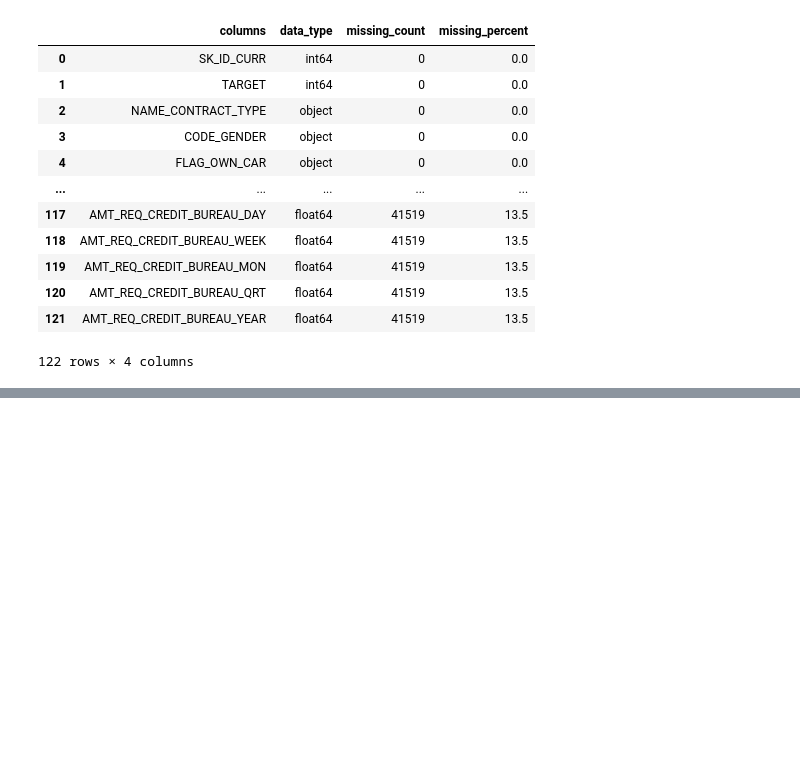
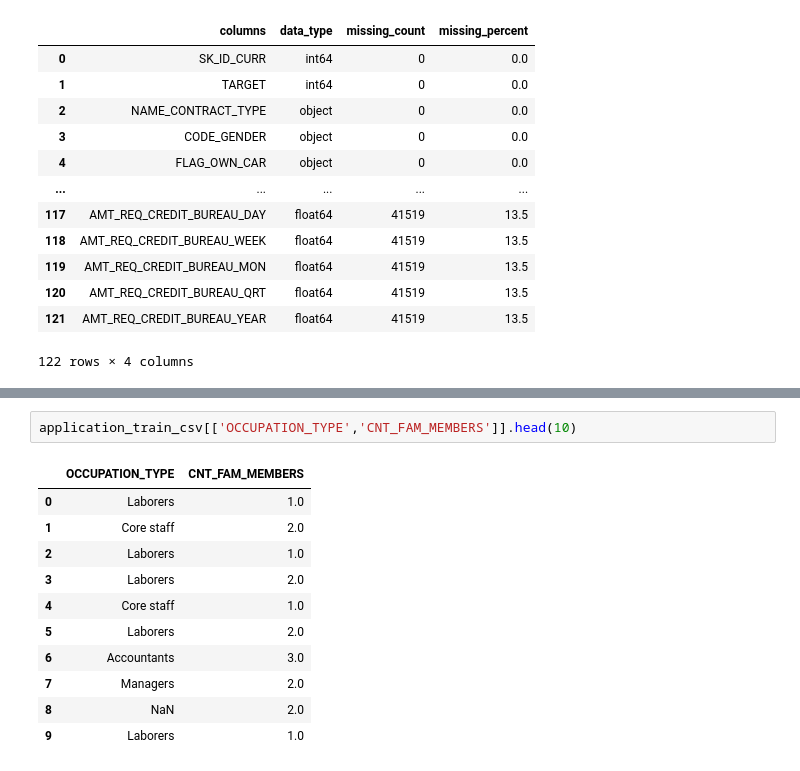
Before and after one commit to Roxy099/data_science_project, a Jupyter notebook: notebooks/01_data_understanding.ipynb, the cells around one changed output, grey strips where cells are left out. Drawn from its saved outputs; the diff is of its cells as text; blank space fills up the shorter version.

```diff
--- a/notebooks/01_data_understanding.ipynb
+++ b/notebooks/01_data_understanding.ipynb
@@ -1032,0 +1052,14 @@ data_dictionary
+# %%
+application_train_csv[['OCCUPATION_TYPE','CNT_FAM_MEMBERS']].head(10)
+# %% [output]
+|  | OCCUPATION_TYPE | CNT_FAM_MEMBERS |
+| 0 | Laborers | 1.0 |
+| 1 | Core staff | 2.0 |
+| 2 | Laborers | 1.0 |
+| 3 | Laborers | 2.0 |
+| 4 | Core staff | 1.0 |
+| 5 | Laborers | 2.0 |
+| 6 | Accountants | 3.0 |
+| 7 | Managers | 2.0 |
+| 8 | NaN | 2.0 |
+| 9 | Laborers | 1.0 |
```
Also changed, not shown: parts of 2 cells of this notebook.
